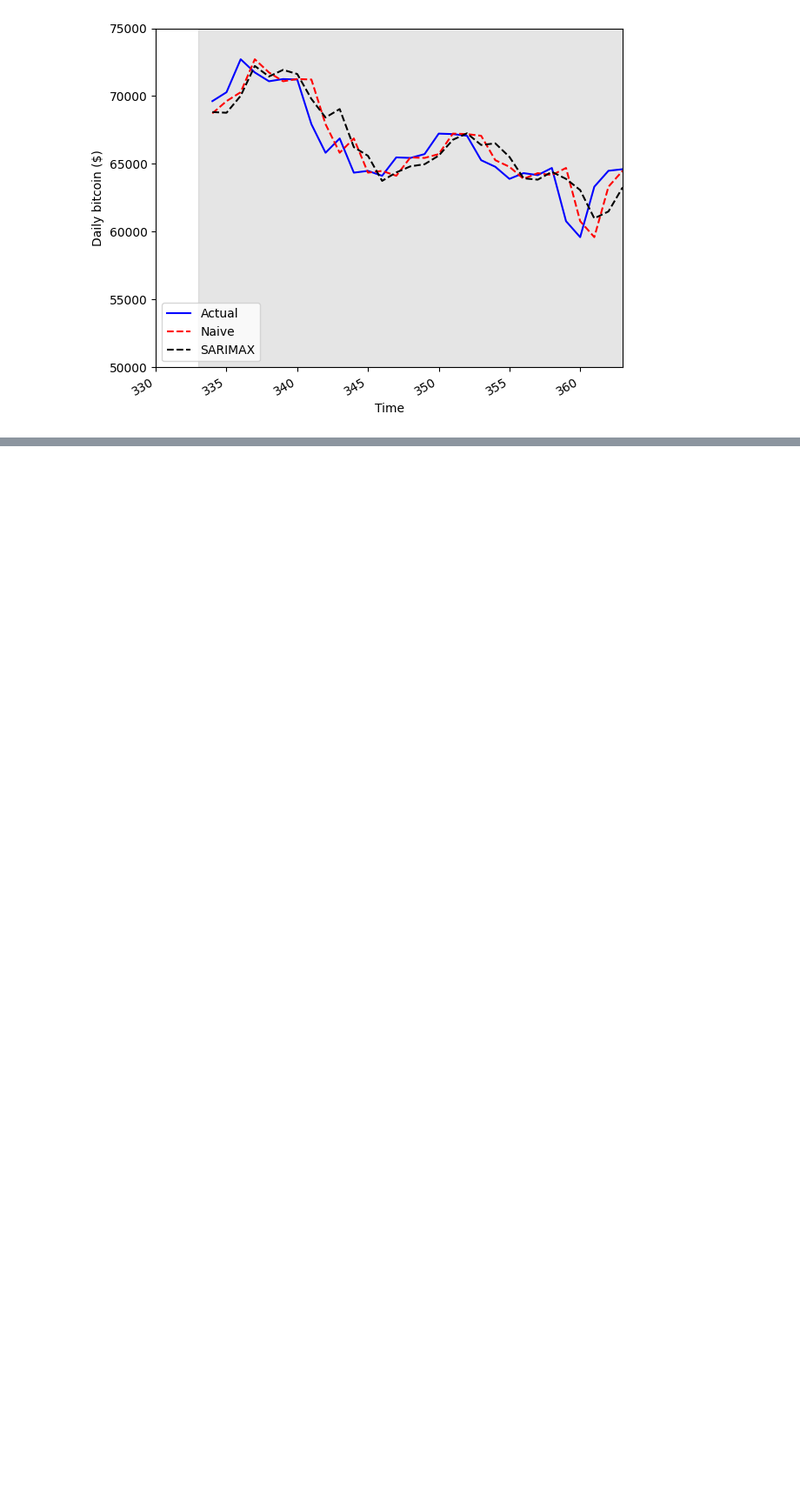
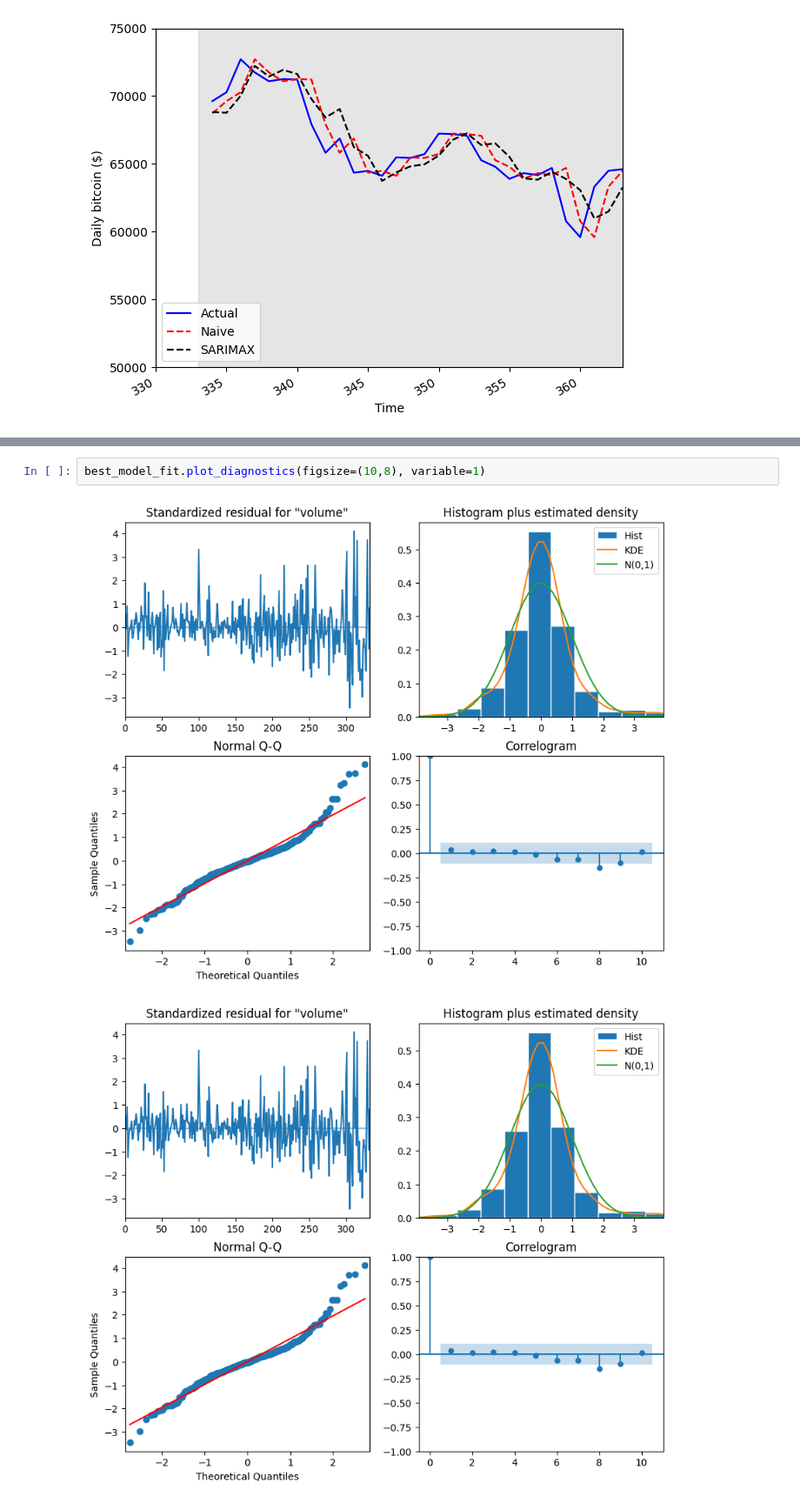
Before and after one commit to baloochyb/PricePrediction, a Jupyter notebook: time_series.ipynb, the cells around one changed output, grey strips where cells are left out. Shown at 87% size. Cells and saved outputs as stored; diff of their text form; blank space fills up the shorter version.

```diff
--- a/time_series.ipynb
+++ b/time_series.ipynb
@@ -1500,0 +1630,5 @@ plt.tight_layout()
+# %%
+best_model_fit.plot_diagnostics(figsize=(10,8), variable=1)
+# %% [output]
+[figure, added]
+[figure, added]
```
Also changed, not shown: parts of 19 cells of this notebook.
